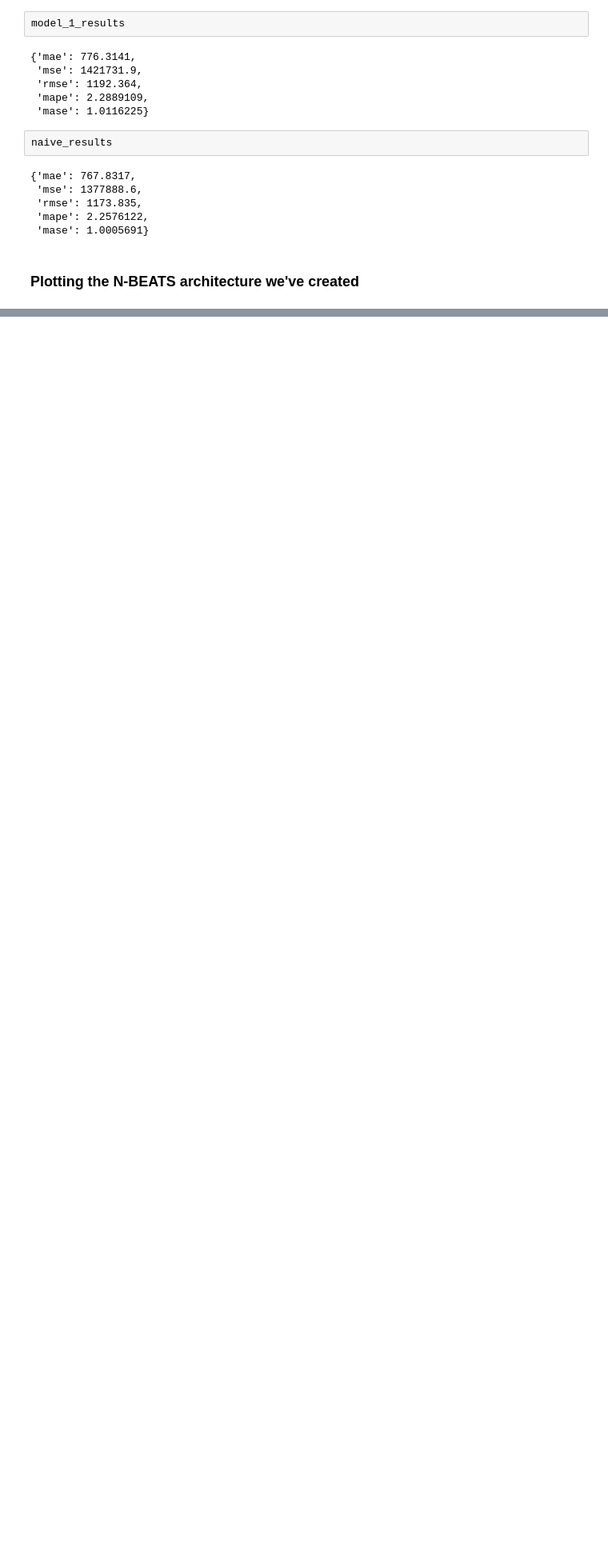
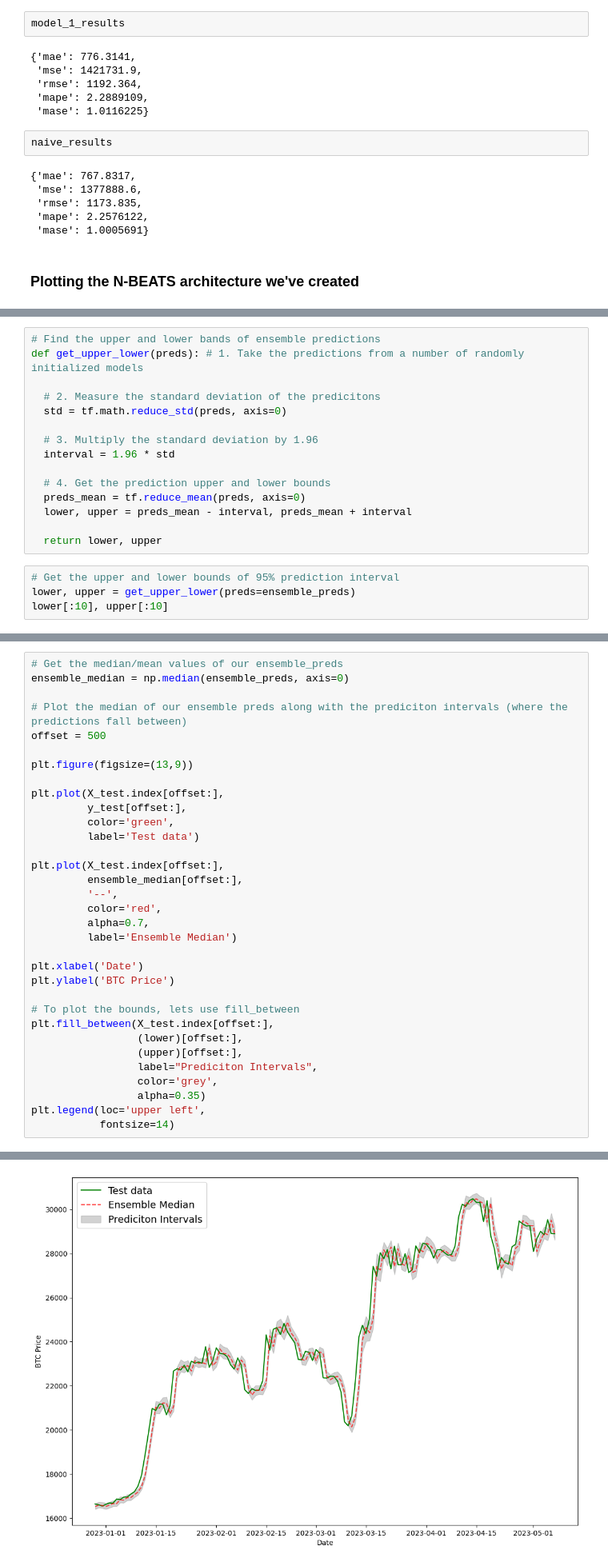
Before and after one commit to pawelkiszczak/tensorflow, a Jupyter notebook: colab_notebooks/10_time_series_forecasting_with_tensorflow.ipynb, the cells around one changed output, grey strips where cells are left out. Shown at 80% size. Drawn from its saved outputs; the diff is of its cells as text; blank space fills up the shorter version.

Commit message:
ensemble model created

```diff
--- a/colab_notebooks/10_time_series_forecasting_with_tensorflow.ipynb
+++ b/colab_notebooks/10_time_series_forecasting_with_tensorflow.ipynb
@@ -2002,0 +2189,19 @@ tf.keras.utils.plot_model(model_7,
+# %%
+# Find the upper and lower bands of ensemble predictions
+def get_upper_lower(preds): # 1. Take the predictions from a number of randomly initialized models
+
+  # 2. Measure the standard deviation of the predicitons
+  std = tf.math.reduce_std(preds, axis=0)
+
+  # 3. Multiply the standard deviation by 1.96
+  interval = 1.96 * std
+
+  # 4. Get the prediction upper and lower bounds
+  preds_mean = tf.reduce_mean(preds, axis=0)
+  lower, upper = preds_mean - interval, preds_mean + interval
+
+  return lower, upper
+# %%
+# Get the upper and lower bounds of 95% prediction interval
+lower, upper = get_upper_lower(preds=ensemble_preds)
+lower[:10], upper[:10]
@@ -2002,0 +2215,34 @@ tf.keras.utils.plot_model(model_7,
+# %%
+# Get the median/mean values of our ensemble_preds
+ensemble_median = np.median(ensemble_preds, axis=0)
+
+# Plot the median of our ensemble preds along with the prediciton intervals (where the predictions fall between)
+offset = 500
+
+plt.figure(figsize=(13,9))
+
+plt.plot(X_test.index[offset:],
+         y_test[offset:],
+         color='green',
+         label='Test data')
+
+plt.plot(X_test.index[offset:],
+         ensemble_median[offset:],
+         '--',
+         color='red',
+         alpha=0.7,
+         label='Ensemble Median')
+
+plt.xlabel('Date')
+plt.ylabel('BTC Price')
+
+# To plot the bounds, lets use fill_between
+plt.fill_between(X_test.index[offset:],
+                 (lower)[offset:],
+                 (upper)[offset:],
+                 label="Prediciton Intervals",
+                 color='grey',
+                 alpha=0.35)
+plt.legend(loc='upper left',
+           fontsize=14)
+# %% [output]
@@ -2002,0 +2250 @@ tf.keras.utils.plot_model(model_7,
+[figure, added]
```
Also changed, not shown: parts of 17 cells of this notebook.
